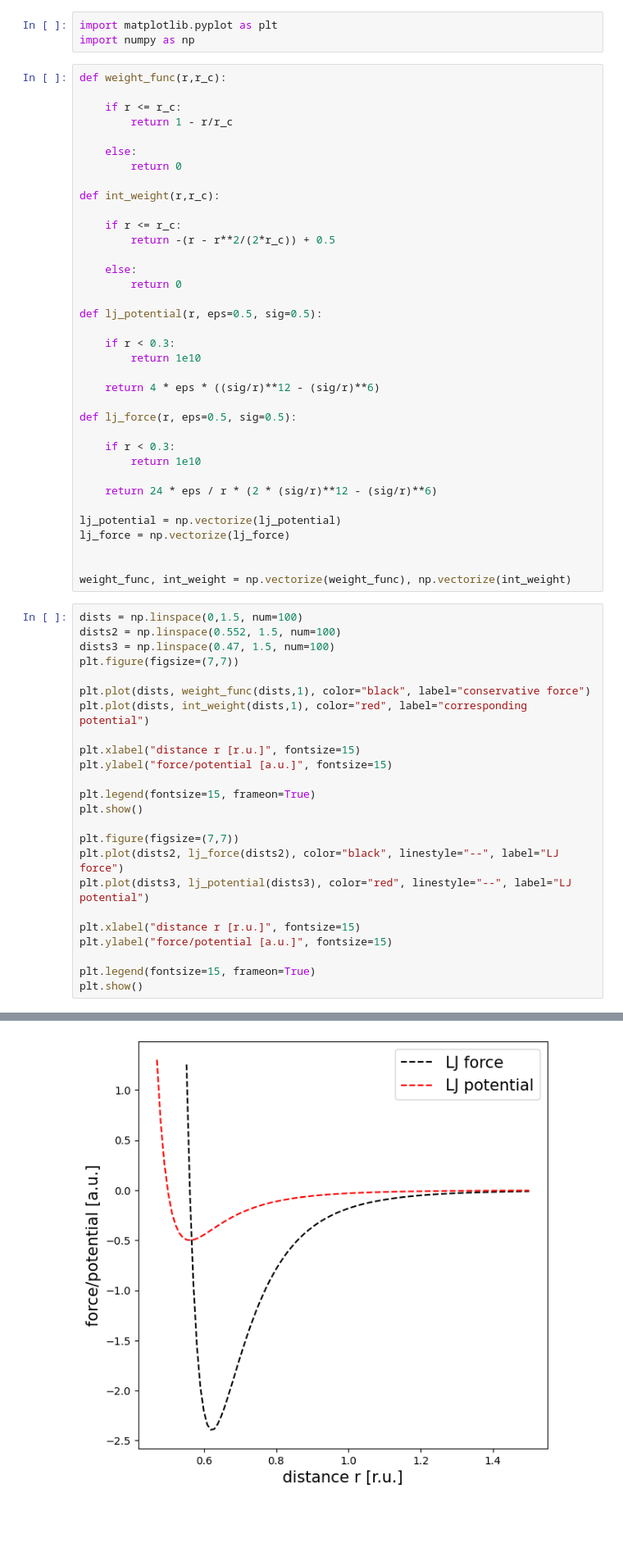
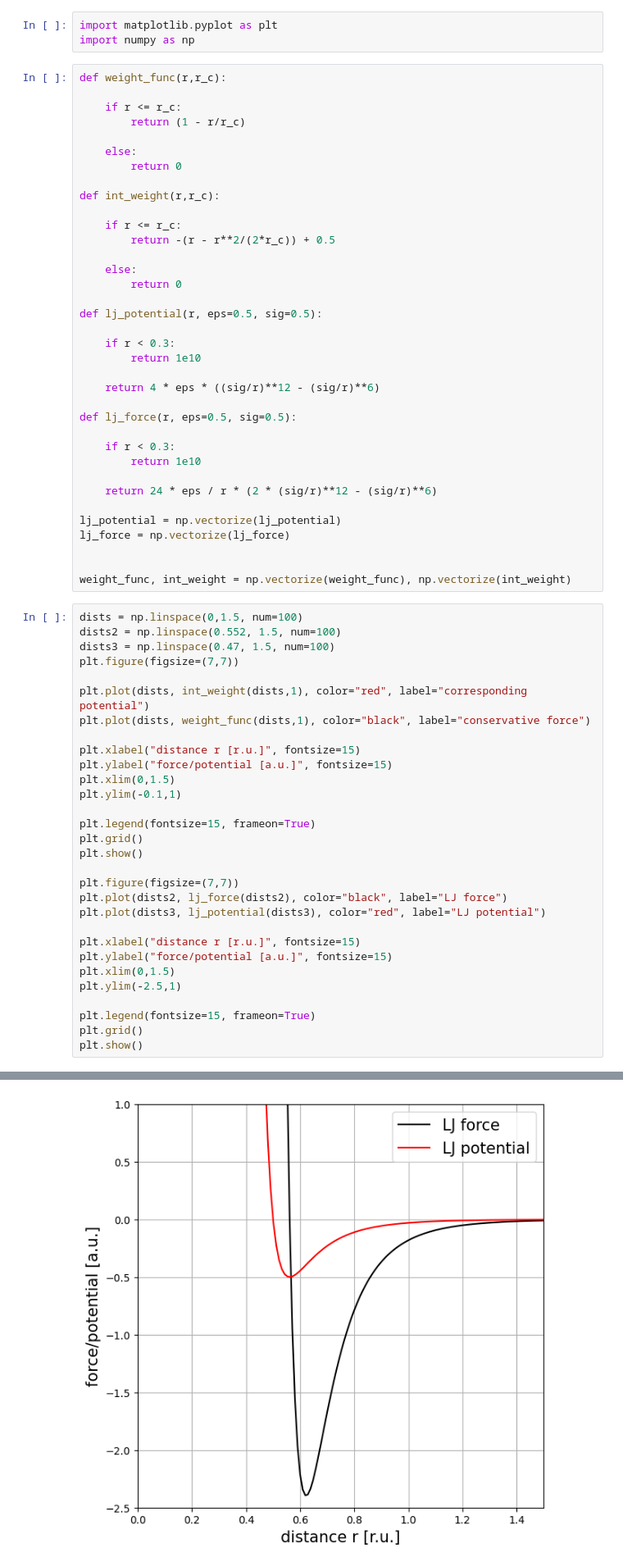
Before and after one commit to G-Scherer/dpd_simulation, a Jupyter notebook: writing/make_figures.ipynb, the cells around one changed output, grey strips where cells are left out. Shown at 82% size. Drawn from its saved outputs; the diff is of its cells as text; blank space fills up the shorter version.

```diff
--- a/writing/make_figures.ipynb
+++ b/writing/make_figures.ipynb
@@ -5,7 +5,7 @@ import numpy as np
 def weight_func(r,r_c):
 
     if r <= r_c:
-        return 1 - r/r_c
+        return (1 - r/r_c)
 
     else:
         return 0
@@ -43,22 +43,28 @@ dists2 = np.linspace(0.552, 1.5, num=100)
 dists3 = np.linspace(0.47, 1.5, num=100)
 plt.figure(figsize=(7,7))
 
+plt.plot(dists, int_weight(dists,1), color="red", label="corresponding potential")
 plt.plot(dists, weight_func(dists,1), color="black", label="conservative force")
-plt.plot(dists, int_weight(dists,1), color="red", label="corresponding potential")
 
 plt.xlabel("distance r [r.u.]", fontsize=15)
 plt.ylabel("force/potential [a.u.]", fontsize=15)
+plt.xlim(0,1.5)
+plt.ylim(-0.1,1)
 
 plt.legend(fontsize=15, frameon=True)
+plt.grid()
 plt.show()
 
 plt.figure(figsize=(7,7))
-plt.plot(dists2, lj_force(dists2), color="black", linestyle="--", label="LJ force")
-plt.plot(dists3, lj_potential(dists3), color="red", linestyle="--", label="LJ potential")
+plt.plot(dists2, lj_force(dists2), color="black", label="LJ force")
+plt.plot(dists3, lj_potential(dists3), color="red", label="LJ potential")
 
 plt.xlabel("distance r [r.u.]", fontsize=15)
 plt.ylabel("force/potential [a.u.]", fontsize=15)
+plt.xlim(0,1.5)
+plt.ylim(-2.5,1)
 
 plt.legend(fontsize=15, frameon=True)
+plt.grid()
 plt.show()
 # %% [output]
@@ -66,4 +72,4 @@ plt.show()
-[figure, old version]
+[figure, new version]
 # %%
 def weight_func(A,r,r_c):
 
```
Also changed, not shown: parts of 2 cells of this notebook, 7 other files.
